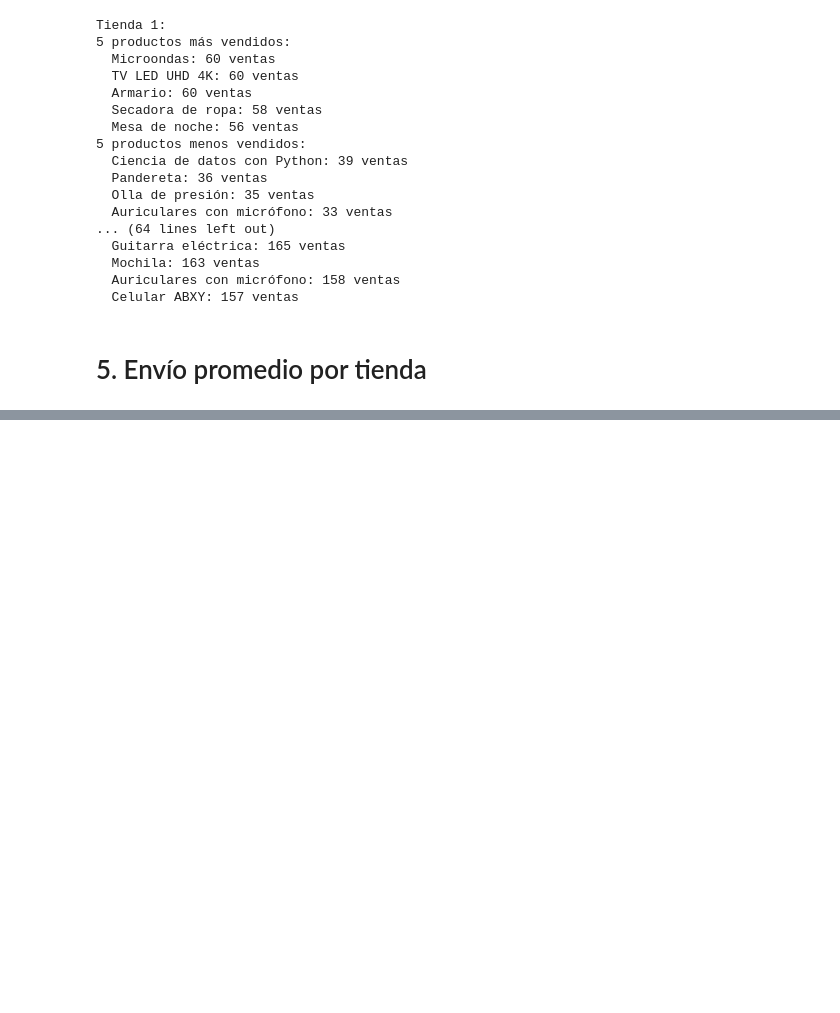
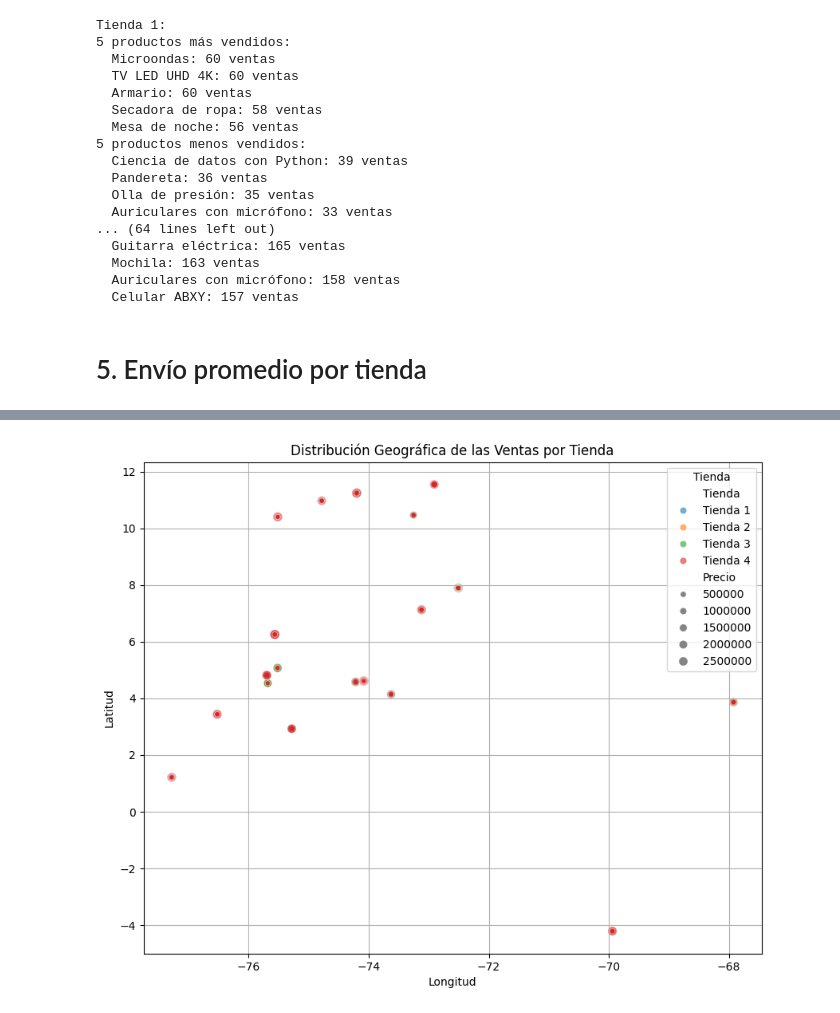
Before and after one commit to Alejandro-lopez1/ALejandro-Lopez, a Jupyter notebook: AluraStoreLatam.ipynb, the cells around one changed output, grey strips where cells are left out. Saved outputs shown, nothing was run; the diff lists cells and outputs as text; code cells hidden in the pictures; blank space fills up the shorter version.

```diff
--- a/AluraStoreLatam.ipynb
+++ b/AluraStoreLatam.ipynb
@@ -433,0 +493,99 @@ Tienda 1:
+# %%
+import pandas as pd
+import matplotlib.pyplot as plt
+import seaborn as sns
+
+# Cargar los datos de las tiendas
+url = "https://raw.githubusercontent.com/alura-es-cursos/challenge1-data-science-latam/refs/heads/main/base-de-datos-challenge1-latam/tienda_1%20.csv"
+url2 = "https://raw.githubusercontent.com/alura-es-cursos/challenge1-data-science-latam/refs/heads/main/base-de-datos-challenge1-latam/tienda_2.csv"
+url3 = "https://raw.githubusercontent.com/alura-es-cursos/challenge1-data-science-latam/refs/heads/main/base-de-datos-challenge1-latam/tienda_3.csv"
+url4 = "https://raw.githubusercontent.com/alura-es-cursos/challenge1-data-science-latam/refs/heads/main/base-de-datos-challenge1-latam/tienda_4.csv"
+
+tienda = pd.read_csv(url)
+tienda2 = pd.read_csv(url2)
+tienda3 = pd.read_csv(url3)
+tienda4 = pd.read_csv(url4)
+
+# Agregar una columna 'Tienda' para identificar cada tienda después de la concatenación
+tienda['Tienda'] = 'Tienda 1'
+tienda2['Tienda'] = 'Tienda 2'
+tienda3['Tienda'] = 'Tienda 3'
+tienda4['Tienda'] = 'Tienda 4'
+
+# Concatenar todos los DataFrames en uno solo
+todas_tiendas = pd.concat([tienda, tienda2, tienda3, tienda4], ignore_index=True)
+
+# Convertir las columnas de latitud y longitud a numérico, manejando posibles errores
+todas_tiendas['lon'] = pd.to_numeric(todas_tiendas['lon'], errors='coerce')
+todas_tiendas['lat'] = pd.to_numeric(todas_tiendas['lat'], errors='coerce')
+
+# Eliminar filas con valores NaN en latitud o longitud después de la conversión
+todas_tiendas_geo = todas_tiendas.dropna(subset=['lat', 'lon'])
+
+# 1. Gráfico de dispersión de las ventas por ubicación
+plt.figure(figsize=(10, 8))
+sns.scatterplot(data=todas_tiendas_geo, x='lon', y='lat', hue='Tienda', size='Precio', alpha=0.6) # using 'Cantidad' for size
+plt.title('Distribución Geográfica de las Ventas por Tienda')
+plt.xlabel('Longitud')
+plt.ylabel('Latitud')
+plt.legend(title='Tienda')
+plt.grid(True)
+plt.show()
+
+# 2. Mapa de calor de la densidad de ventas
+# Para un mapa de calor, necesitamos una forma de agregar las ventas en áreas geográficas.
+# Podemos crear una cuadrícula y contar las ventas en cada celda.
+
+# Definir los límites de la cuadrícula (ajustar según sea necesario)
+lon_min, lon_max = todas_tiendas_geo['lon'].min(), todas_tiendas_geo['lon'].max()
+lat_min, lat_max = todas_tiendas_geo['lat'].min(), todas_tiendas_geo['lat'].max()
+
+# Definir la resolución de la cuadrícula
+n_grid_cols = 50
+n_grid_rows = 50
+
+# Calcular el tamaño de cada celda de la cuadrícula
+lon_bins = pd.cut(todas_tiendas_geo['lon'], bins=n_grid_cols, labels=False)
+lat_bins = pd.cut(todas_tiendas_geo['lat'], bins=n_grid_rows, labels=False)
+
+# Crear una matriz para almacenar la densidad de ventas
+heatmap_data = pd.DataFrame({'lon_bin': lon_bins, 'lat_bin': lat_bins, 'Venta': todas_tiendas_geo['Precio']})
+heatmap_pivot = heatmap_data.pivot_table(values='Venta', index='lat_bin', columns='lon_bin', aggfunc='sum', fill_value=0)
+
+# Crear el mapa de calor
+plt.figure(figsize=(10, 8))
+sns.heatmap(heatmap_pivot, cmap='YlGnBu', cbar_kws={'label': 'Cantidad Total Vendida'})
+plt.title('Mapa de Calor de la Densidad de Ventas')
+plt.xlabel('Longitud (Bins)')
+plt.ylabel('Latitud (Bins)')
+plt.gca().invert_yaxis() # Invertir el eje y para que coincida con la latitud
+plt.show()
+
+# Análisis adicional: Rendimiento por región (ejemplo simplificado)
+# Podemos definir regiones geográficas aproximadas y analizar las ventas totales por tienda en cada región.
+# Esto es solo un ejemplo y las regiones deberían definirse de manera más precisa según el contexto geográfico real.
+
+def asignar_region(lat, lon):
+    if -30 > lat > -35 and -60 > lon > -65:
+        return 'Region A'
+    elif -25 > lat > -30 and -55 > lon > -60:
+        return 'Region B'
+    else:
+        return 'Otras Regiones'
+
+todas_tiendas_geo['Region'] = todas_tiendas_geo.apply(lambda row: asignar_region(row['lat'], row['lon']), axis=1)
+
+ventas_por_region = todas_tiendas_geo.groupby(['Region', 'Tienda'])['Precio'].sum().unstack(fill_value=0)
+print("\nVentas Totales por Tienda en Cada Región (Ejemplo Simplificado):\n", ventas_por_region)
+
+# Podemos visualizar esto también con un gráfico de barras apiladas
+ventas_por_region.plot(kind='bar', stacked=True, figsize=(10, 6))
+plt.title('Ventas por Tienda en Diferentes Regiones (Ejemplo Simplificado)')
+plt.xlabel('Región')
+plt.ylabel('Cantidad Total Vendida')
+plt.xticks(rotation=45)
+plt.legend(title='Tienda')
+plt.tight_layout()
+plt.show()
+# %% [output]
+[figure, added]
```
Also changed, not shown: parts of 5 cells of this notebook.
